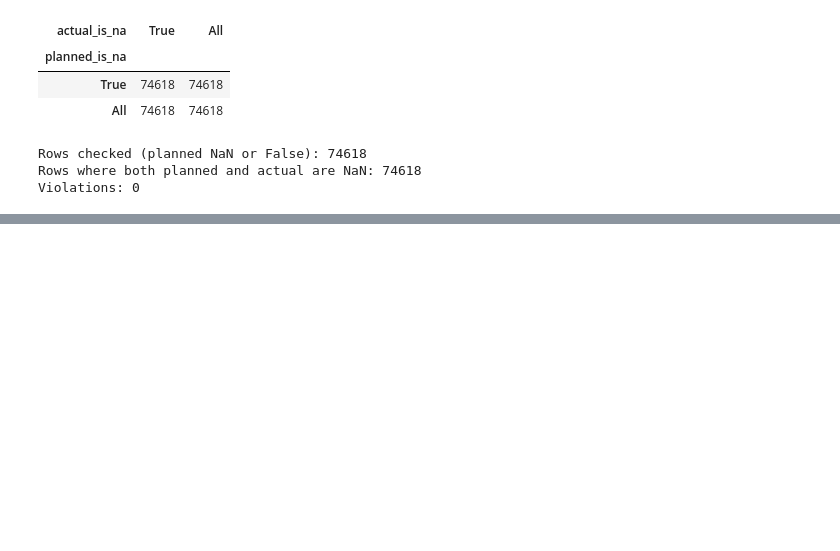
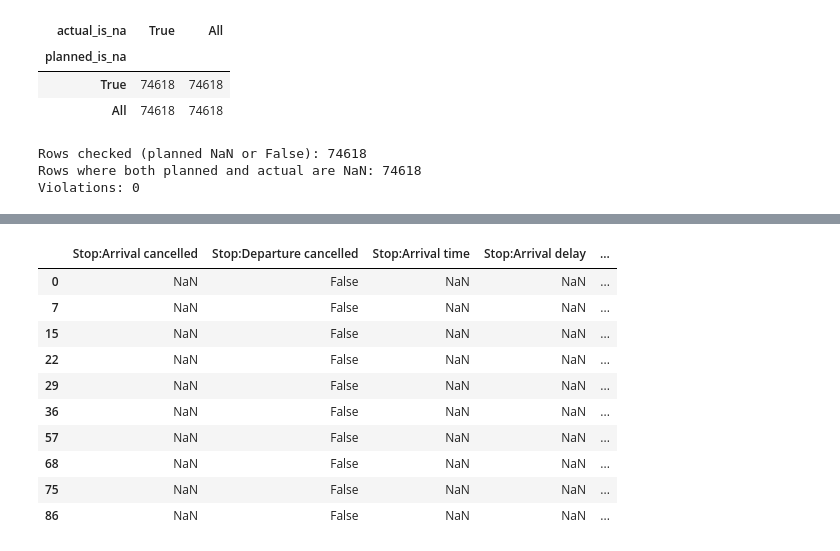
Before and after one commit to ywang0202/master_thesis, a Jupyter notebook: eda_disruptions_weather_final.ipynb, the cells around one changed output, grey strips where cells are left out. Saved outputs shown, nothing was run; the diff lists cells and outputs as text; code cells hidden in the pictures; blank space fills up the shorter version.

Commit message:
Missing Values Done

```diff
--- a/eda_disruptions_weather_final.ipynb
+++ b/eda_disruptions_weather_final.ipynb
@@ -1115,0 +1001,71 @@ Overlapping rows across A/B/C: 0
+# %%
+# Check the 2 structural NaN scenarios using the cancellation columns
+arr_cancel_na = serv19["Stop:Arrival cancelled"].isna()
+dep_cancel_na = serv19["Stop:Departure cancelled"].isna()
+arr_cancel_false = serv19["Stop:Arrival cancelled"].eq(False)
+dep_cancel_false = serv19["Stop:Departure cancelled"].eq(False)
+
+total_arrival_cancel_missing = arr_cancel_na.sum()
+total_departure_cancel_missing = dep_cancel_na.sum()
+
+# Start station: no arrival event, but departure is present and not cancelled
+start_station_mask = arr_cancel_na & dep_cancel_false
+
+# Terminal station: no departure event, but arrival is present and not cancelled
+end_station_mask = dep_cancel_na & arr_cancel_false
+
+# Optional confirmation with the related time/delay fields
+start_station_confirmed = start_station_mask & serv19["Stop:Arrival time"].isna() & serv19["Stop:Arrival delay"].isna()
+end_station_confirmed = end_station_mask & serv19["Stop:Departure time"].isna() & serv19["Stop:Departure delay"].isna()
+
+scenario_summary = pd.DataFrame({
+    "count": [
+        start_station_mask.sum(),
+        end_station_mask.sum(),
+        start_station_confirmed.sum(),
+        end_station_confirmed.sum()
+    ],
+    "missing_values_total": [
+        total_arrival_cancel_missing,
+        total_departure_cancel_missing,
+        total_arrival_cancel_missing,
+        total_departure_cancel_missing
+    ],
+    "percentage": [
+        start_station_mask.sum() / total_arrival_cancel_missing * 100,
+        end_station_mask.sum() / total_departure_cancel_missing * 100,
+        start_station_confirmed.sum() / total_arrival_cancel_missing * 100,
+        end_station_confirmed.sum() / total_departure_cancel_missing * 100
+    ]
+}, index=[
+    "Start station: Arrival cancelled is NaN and Departure cancelled is False",
+    "End station: Departure cancelled is NaN and Arrival cancelled is False",
+    "Start station confirmed by missing arrival time and delay",
+    "End station confirmed by missing departure time and delay"
+])
+
+display(scenario_summary)
+
+print("Total missing values in Stop:Arrival cancelled:", total_arrival_cancel_missing)
+print("Total missing values in Stop:Departure cancelled:", total_departure_cancel_missing)
+
+print("Overlap between start and end station rows:", (start_station_mask & end_station_mask).sum())
+
+cols_to_show = [
+    "Stop:Arrival cancelled",
+    "Stop:Departure cancelled",
+    "Stop:Arrival time",
+    "Stop:Arrival delay",
+    "Stop:Departure time",
+    "Stop:Departure delay",
+    "Stop:Station name",
+    "Service:Train number",
+    "Service:Date"
+]
+
+print("\nSample start-station rows:")
+display(serv19.loc[start_station_mask, cols_to_show].head(10))
+
+print("\nSample end-station rows:")
+display(serv19.loc[end_station_mask, cols_to_show].head(10))
+# %% [output]
@@ -1115,0 +1080,11 @@ Overlapping rows across A/B/C: 0
+|  | Stop:Arrival cancelled | Stop:Departure cancelled | Stop:Arrival time | Stop:Arrival delay | ... |
+| 0 | NaN | False | NaN | NaN | ... |
+| 7 | NaN | False | NaN | NaN | ... |
+| 15 | NaN | False | NaN | NaN | ... |
+| 22 | NaN | False | NaN | NaN | ... |
+| 29 | NaN | False | NaN | NaN | ... |
+| 36 | NaN | False | NaN | NaN | ... |
+| 57 | NaN | False | NaN | NaN | ... |
+| 68 | NaN | False | NaN | NaN | ... |
+| 75 | NaN | False | NaN | NaN | ... |
+| 86 | NaN | False | NaN | NaN | ... |
```
Also changed, not shown: parts of 8 cells of this notebook.
